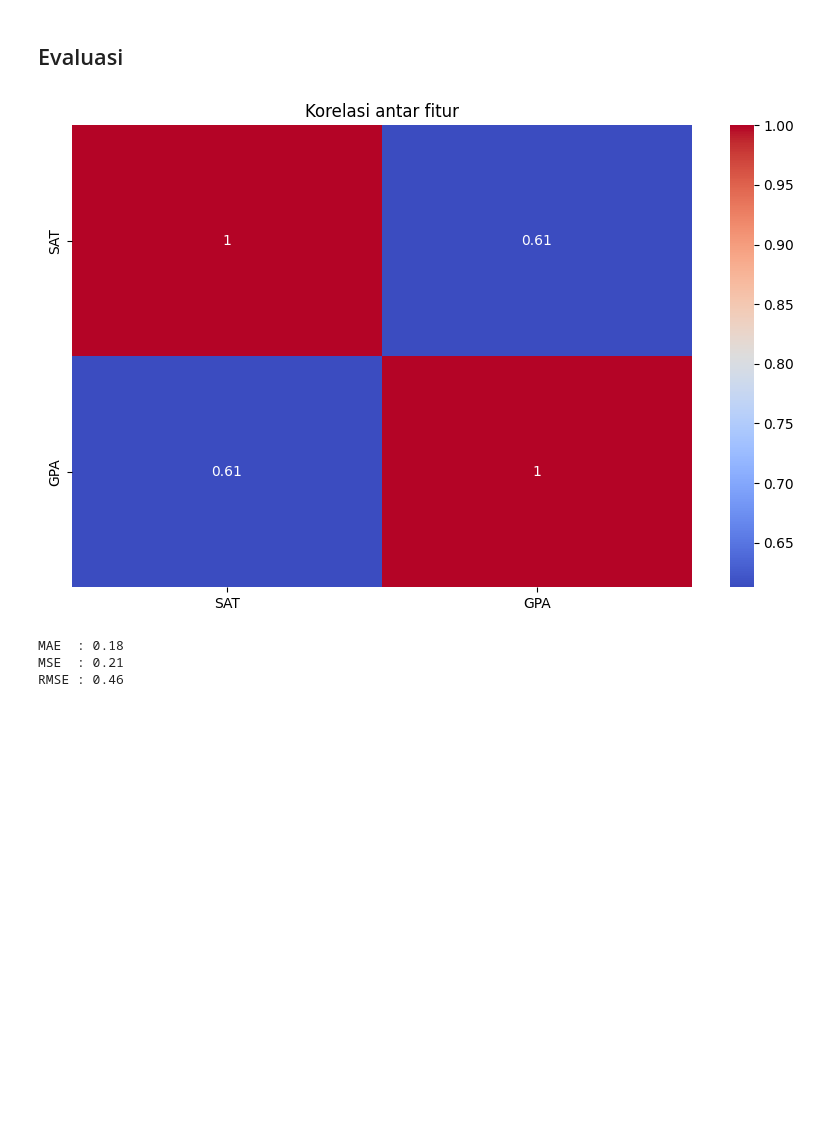
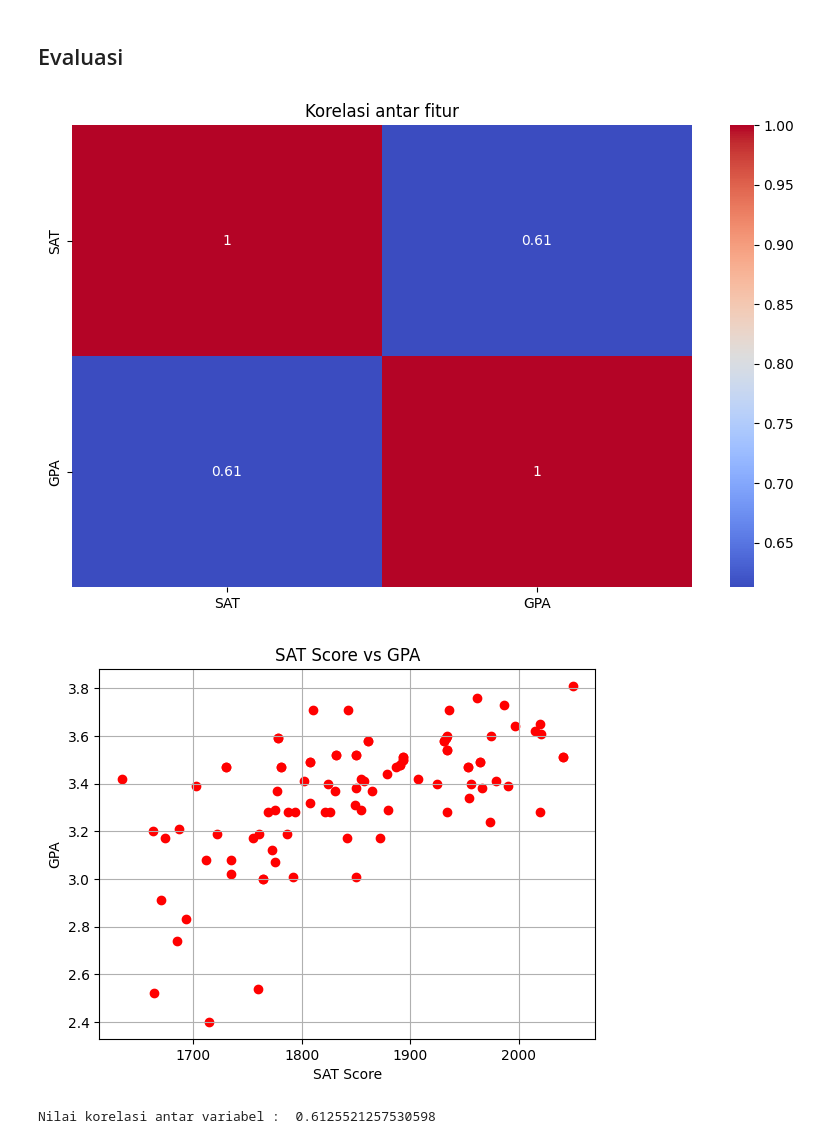
Before and after one commit to ookapratama/My_ML_Course, a Jupyter notebook: Regression/simple-linear-regression/exercise.ipynb, the cells around one changed output. Drawn from its saved outputs; the diff is of its cells as text; code cells hidden in the pictures; blank space fills up the shorter version.

```diff
--- a/Regression/simple-linear-regression/exercise.ipynb
+++ b/Regression/simple-linear-regression/exercise.ipynb
@@ -95,25 +95,23 @@ plt.show()
 # %%
 import seaborn as sns
 import matplotlib.pyplot as plt
 
 plt.figure(figsize=(10,6))
 sns.heatmap(dataframe.corr(), annot=True, cmap='coolwarm')
 plt.title("Korelasi antar fitur")
 plt.show()
+
+import matplotlib.pyplot as plt
+
+plt.scatter(dataframe['SAT'], dataframe['GPA'], color='red')
+plt.title('SAT Score vs GPA')
+plt.xlabel('SAT Score')
+plt.ylabel('GPA')
+plt.grid(True)
+plt.show()
+
+print('Nilai korelasi antar variabel : ',dataframe['SAT'].corr(dataframe['GPA']))
 # %% [output]
 [figure]
+[figure, added]
+Nilai korelasi antar variabel :  0.6125521257530598
-# %%
-from sklearn.metrics import mean_absolute_error, mean_squared_error
-
-mae = mean_absolute_error(y_test, y_pred)
-mse = np.sqrt(mean_squared_error(y_test, y_pred))
-rmse = np.sqrt(mse)
-
-# Cetak hasilnya
-print(f"MAE  : {mae:.2f}")
-print(f"MSE  : {mse:.2f}")
-print(f"RMSE : {rmse:.2f}")
-# %% [output]
-MAE  : 0.18
-MSE  : 0.21
-RMSE : 0.46
```
